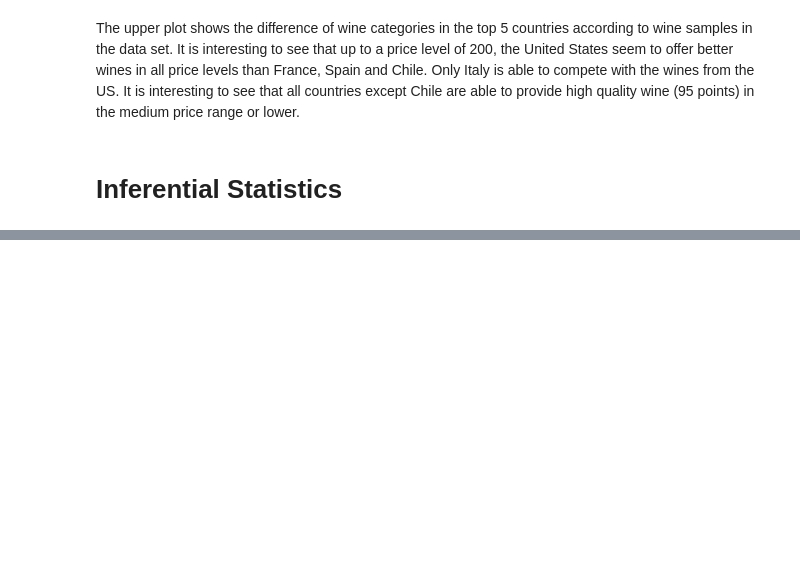
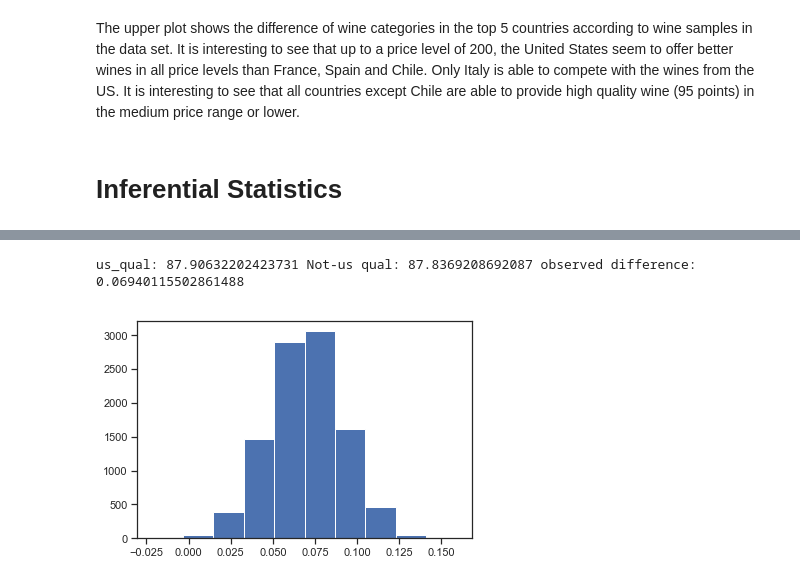
Before and after one commit to igorstojanovic91/wine-review-analysis, a Jupyter notebook: Wine reviews Analysis.ipynb, the cells around one changed output, grey strips where cells are left out. Cells and saved outputs as stored; diff of their text form; code cells hidden in the pictures; blank space fills up the shorter version.

```diff
--- a/Wine reviews Analysis.ipynb
+++ b/Wine reviews Analysis.ipynb
@@ -1381,0 +1235,6 @@ strong multicollinearity or other numerical problems.
+# %%
+#Preparing df_if (inferential statistics) for analysis by dropping na values from price and points
+df['intercept'] = 1
+df_if = df.dropna(subset = ['price', 'points'])
+#df_if = pd.concat([df_if, pd.get_dummies(df_if['country'])], axis=1)
+#df_if_price_100 = df_lm.query('price<100')
@@ -1381,0 +1348,36 @@ strong multicollinearity or other numerical problems.
+# %%
+# Get dataframe with us and without us
+df_if_us = df_if.query('country == "US"')
+df_if_nus = df_if.query('country != "US"')
+
+#calculate means of scored points for both groups
+df_if_us_mean = df_if_us.points.mean()
+df_if_nus_mean = df_if_nus.points.mean()
+
+#calculate the observed differnece
+obs_diff = df_if_us_mean - df_if_nus_mean
+obs_diff
+
+print('us_qual:',df_if_us_mean, 'Not-us qual:', df_if_nus_mean, 'observed difference:', obs_diff )
+# %% [output]
+us_qual: 87.90632202423731 Not-us qual: 87.8369208692087 observed difference: 0.06940115502861488
+# %%
+# Create a sampling distribution of the difference in means
+# with bootstrapping
+
+diffs = []
+size = df_if.shape[0]
+for _ in range(10000):
+    b_samp = df_if.sample(size, replace=True)
+    df_if_us = b_samp.query('country == "US"')
+    df_if_nus = b_samp.query('country != "US"')
+    df_if_us_mean = df_if_us.points.mean()
+    df_if_nus_mean = df_if_nus.points.mean()
+    diffs.append(df_if_us_mean - df_if_nus_mean)
+# %%
+# Convert to numpy array
+# Plot sampling distribution
+diffs = np.array(diffs)
+plt.hist(diffs);
+# %% [output]
+[figure, added]
```
Also changed, not shown: parts of 74 cells of this notebook.
